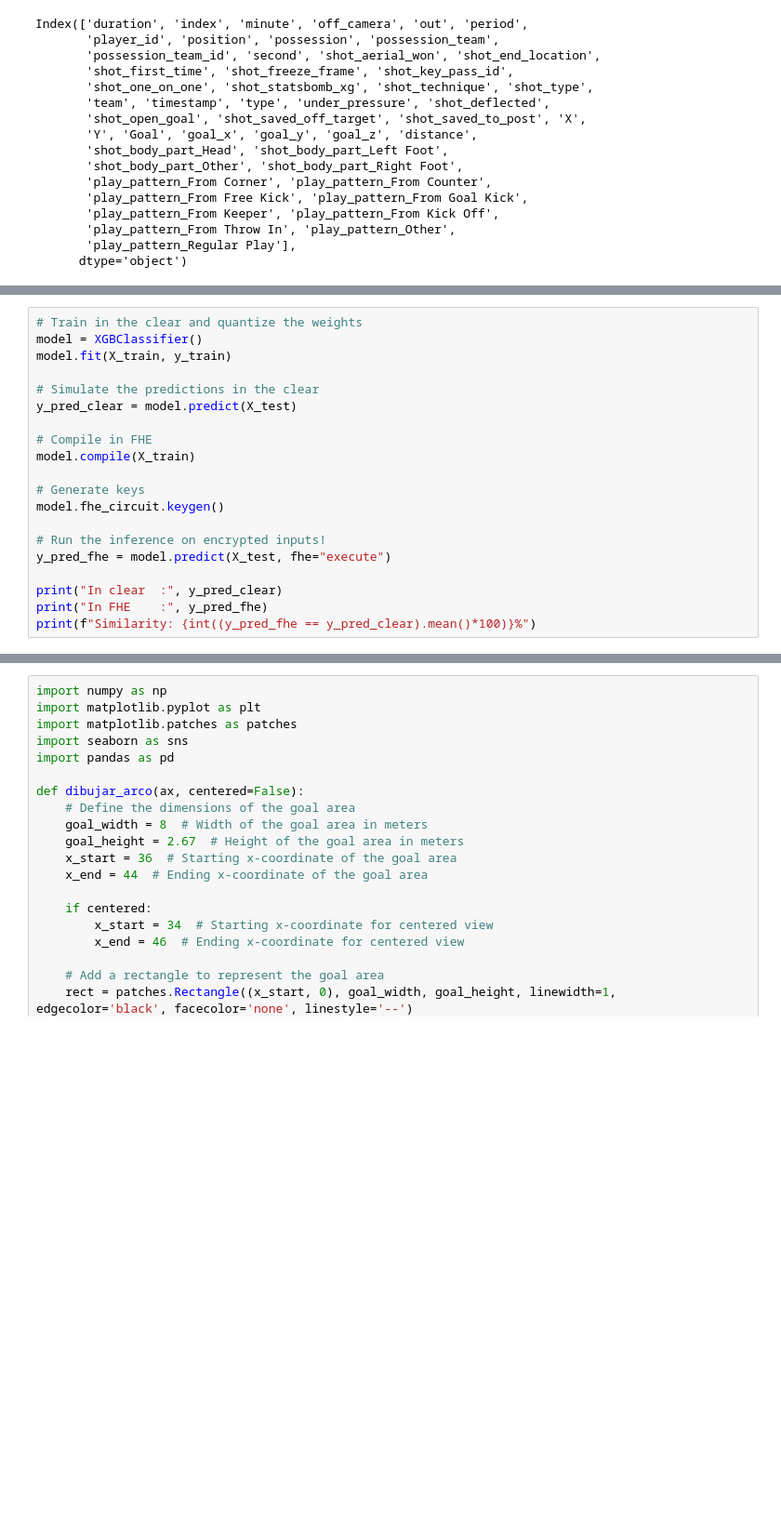
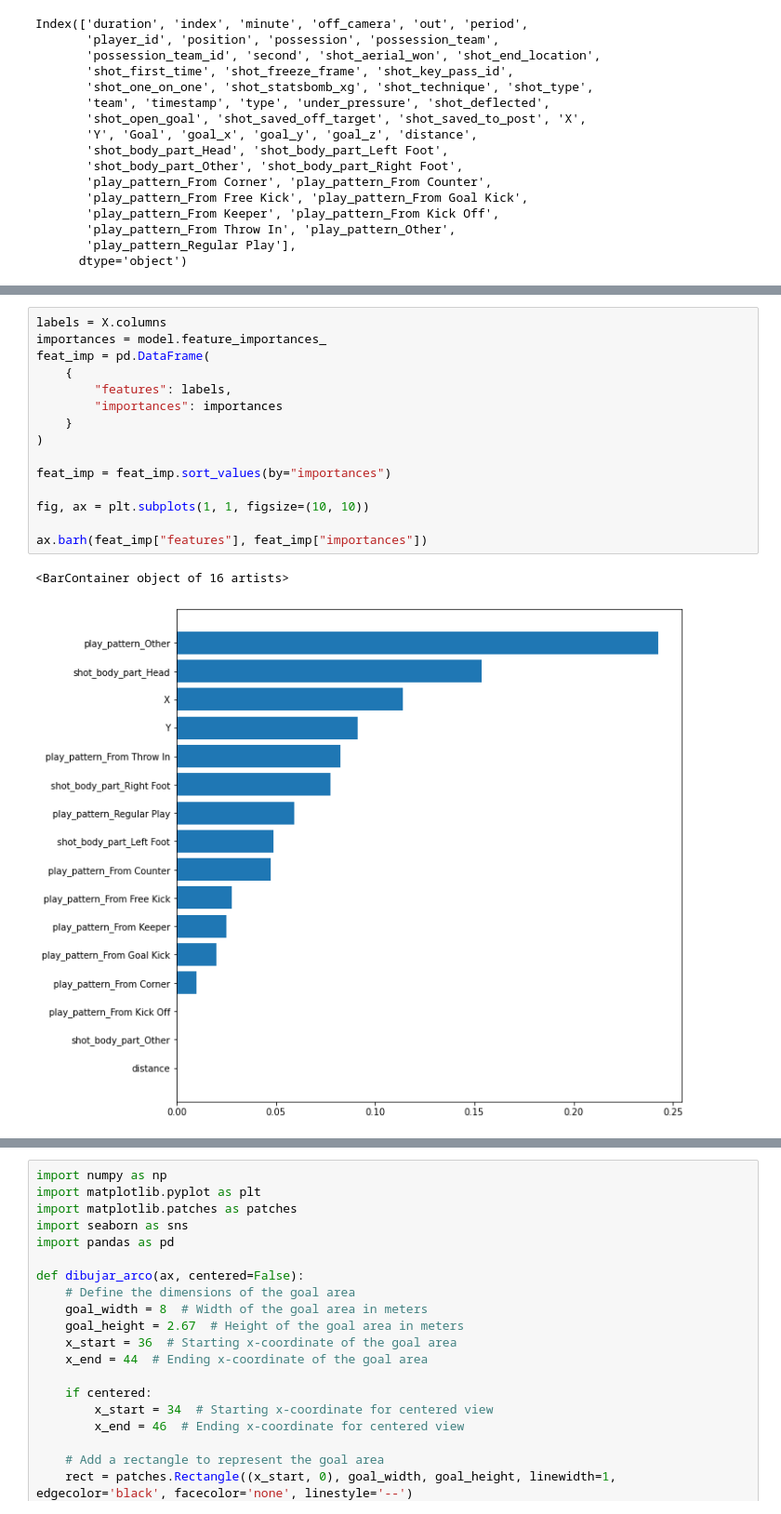
Before and after one commit to luisalawson/proyecto-TD8, a Jupyter notebook: BayerLeverkusenxG.ipynb, the cells around one changed output, grey strips where cells are left out. Shown at 93% size. Drawn from its saved outputs; the diff is of its cells as text; blank space fills up the shorter version.

```diff
--- a/BayerLeverkusenxG.ipynb
+++ b/BayerLeverkusenxG.ipynb
@@ -410,20 +419,18 @@ X_train, X_test, y_train, y_test = train_test_split(X, y, test_size=0.25, random
-# %%
-# Train in the clear and quantize the weights
-model = XGBClassifier()
-model.fit(X_train, y_train)
-
-# Simulate the predictions in the clear
-y_pred_clear = model.predict(X_test)
-
-# Compile in FHE
-model.compile(X_train)
-
-# Generate keys
-model.fhe_circuit.keygen()
-
-# Run the inference on encrypted inputs!
-y_pred_fhe = model.predict(X_test, fhe="execute")
-
-print("In clear  :", y_pred_clear)
-print("In FHE    :", y_pred_fhe)
-print(f"Similarity: {int((y_pred_fhe == y_pred_clear).mean()*100)}%")
+# %%
+labels = X.columns
+importances = model.feature_importances_
+feat_imp = pd.DataFrame(
+    {
+        "features": labels,
+        "importances": importances
+    }
+)
+
+feat_imp = feat_imp.sort_values(by="importances")
+
+fig, ax = plt.subplots(1, 1, figsize=(10, 10))
+
+ax.barh(feat_imp["features"], feat_imp["importances"])
+# %% [output]
+<BarContainer object of 16 artists>
+[figure, added]
```
Also changed, not shown: parts of 4 cells of this notebook.
